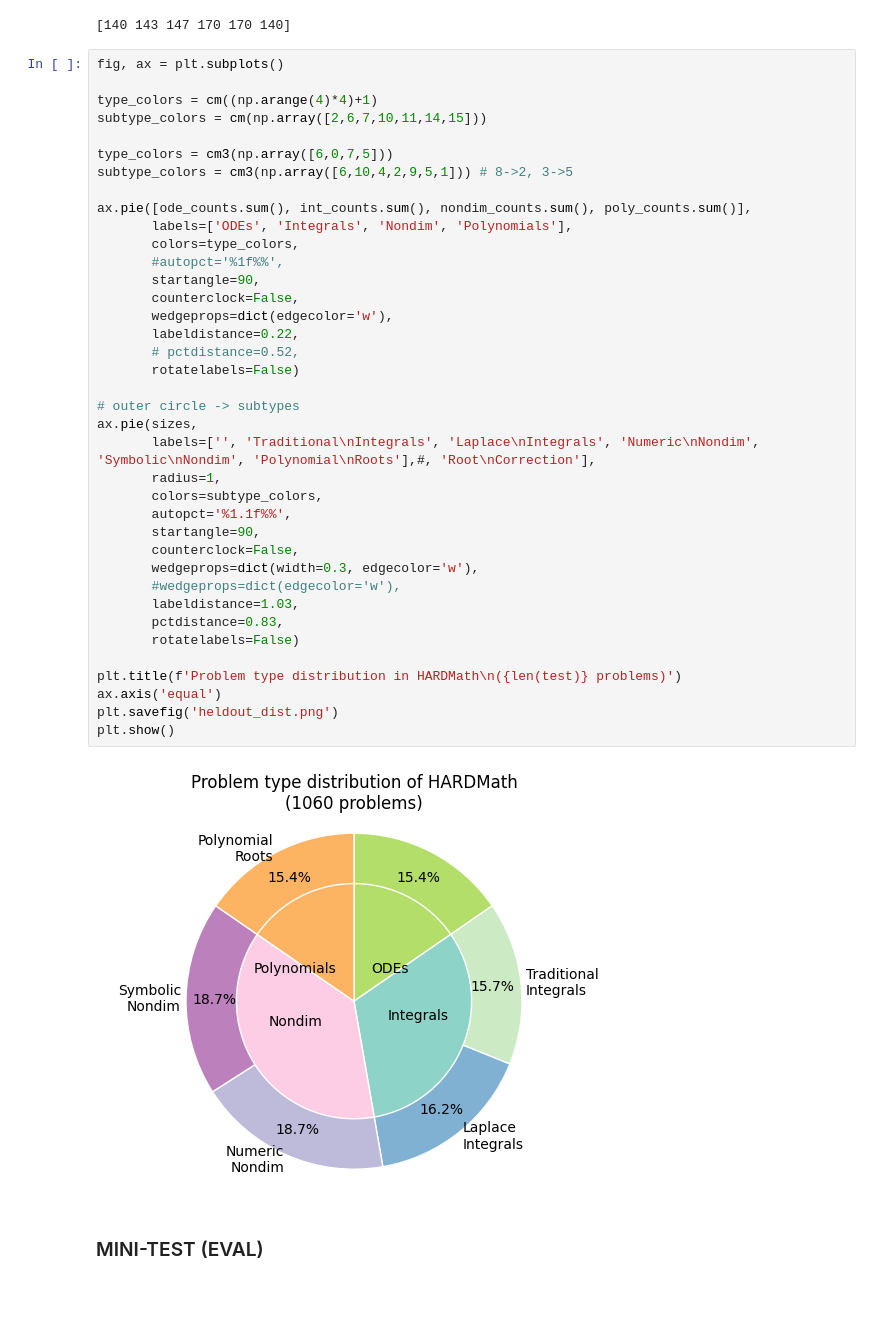
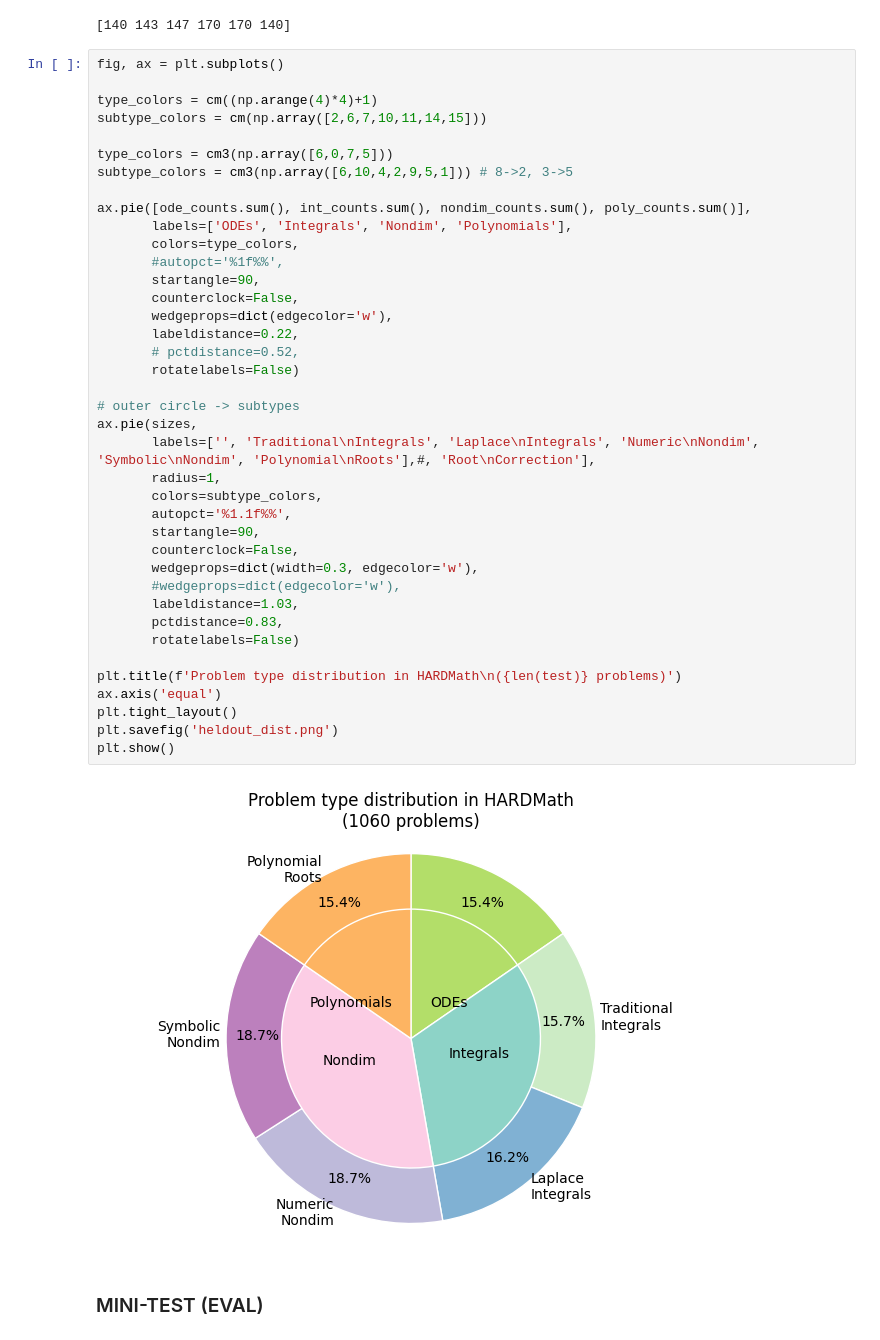
Before and after one commit to sarahmart/HARDMath, a Jupyter notebook: assets/dataset_split.ipynb, the cells around one changed output. Drawn from its saved outputs; the diff is of its cells as text; blank space fills up the shorter version.

Commit message:
Updating plot layout

```diff
--- a/assets/dataset_split.ipynb
+++ b/assets/dataset_split.ipynb
@@ -59,34 +59,35 @@ subtype_colors = cm3(np.array([6,10,4,2,9,5,1])) # 8->2, 3->5
 ax.pie([ode_counts.sum(), int_counts.sum(), nondim_counts.sum(), poly_counts.sum()],
        labels=['ODEs', 'Integrals', 'Nondim', 'Polynomials'],
        colors=type_colors,
        #autopct='%1f%%',
        startangle=90,
        counterclock=False,
        wedgeprops=dict(edgecolor='w'),
        labeldistance=0.22,
        # pctdistance=0.52,
        rotatelabels=False)
 
 # outer circle -> subtypes
 ax.pie(sizes,
        labels=['', 'Traditional\nIntegrals', 'Laplace\nIntegrals', 'Numeric\nNondim', 'Symbolic\nNondim', 'Polynomial\nRoots'],#, 'Root\nCorrection'],
        radius=1,
        colors=subtype_colors,
        autopct='%1.1f%%',
        startangle=90,
        counterclock=False,
        wedgeprops=dict(width=0.3, edgecolor='w'),
        #wedgeprops=dict(edgecolor='w'),
        labeldistance=1.03,
        pctdistance=0.83,
        rotatelabels=False)
 
 plt.title(f'Problem type distribution in HARDMath\n({len(test)} problems)')
 ax.axis('equal')
+plt.tight_layout()
 plt.savefig('heldout_dist.png')
 plt.show()
 # %% [output]
-[figure, old version]
+[figure, new version]
 # %% [markdown]
 ### MINI-TEST (EVAL)
 # %%
```
Also changed, not shown: parts of 1 cell of this notebook, 2 other files.
